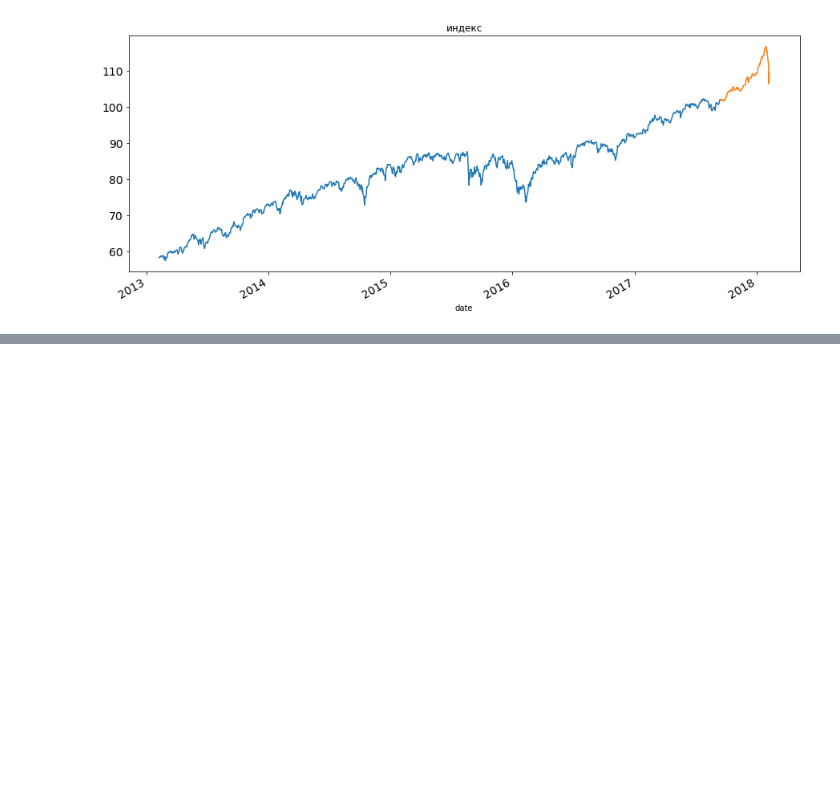
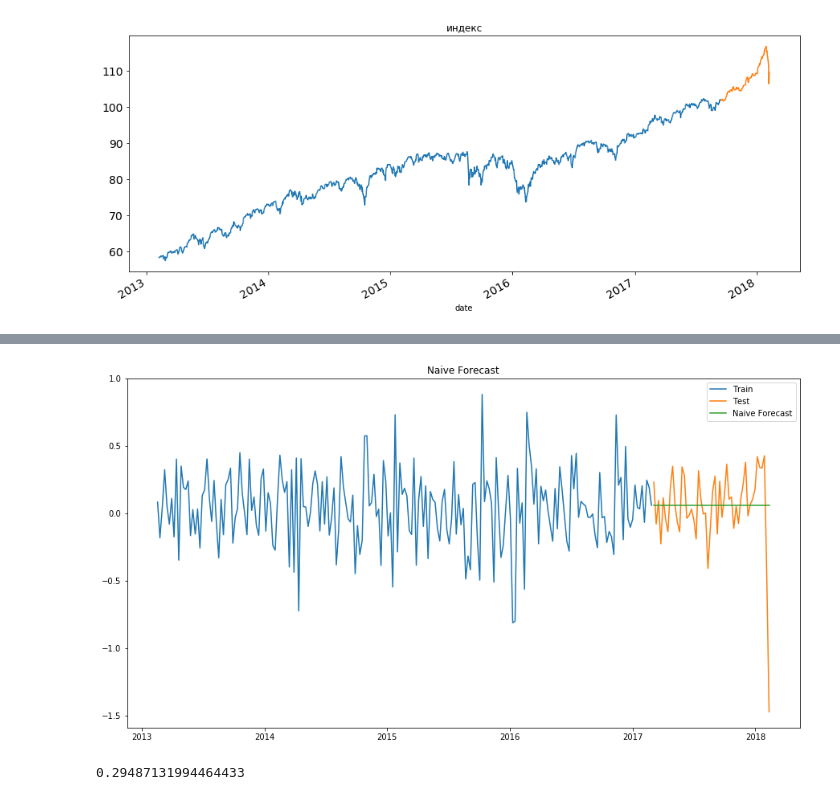
Before and after one commit to MariaMsu/ML_Algorithms, a Jupyter notebook: time_series/time python.ipynb, the cells around one changed output, grey strips where cells are left out. Saved outputs shown, nothing was run; the diff lists cells and outputs as text; code cells hidden in the pictures; blank space fills up the shorter version.

```diff
--- a/time_series/time python.ipynb
+++ b/time_series/time python.ipynb
@@ -166,0 +250,23 @@ ValueError: This function does not handle missing values
+# %%
+from sklearn.metrics import mean_squared_error
+from math import sqrt
+from statsmodels.tsa.api import ExponentialSmoothing
+
+y_hat = test.copy()
+# %%
+y_hat['naive'] = train.open_index[-1]
+
+plt.figure(figsize=(15,8))
+plt.plot(train.index, train.open_index, label='Train')
+plt.plot(test.open_index, label='Test')
+plt.plot(y_hat.index,y_hat['naive'], label='Naive Forecast')
+plt.legend(loc='best')
+plt.title("Naive Forecast")
+plt.show()
+# %% [output]
+[figure, added]
+# %%
+# Посчитаем, как мы ошиблись
+sqrt(mean_squared_error(test.open_index, y_hat.naive))
+# %% [output]
+0.29487131994464433
```
Also changed, not shown: parts of 33 cells of this notebook.
